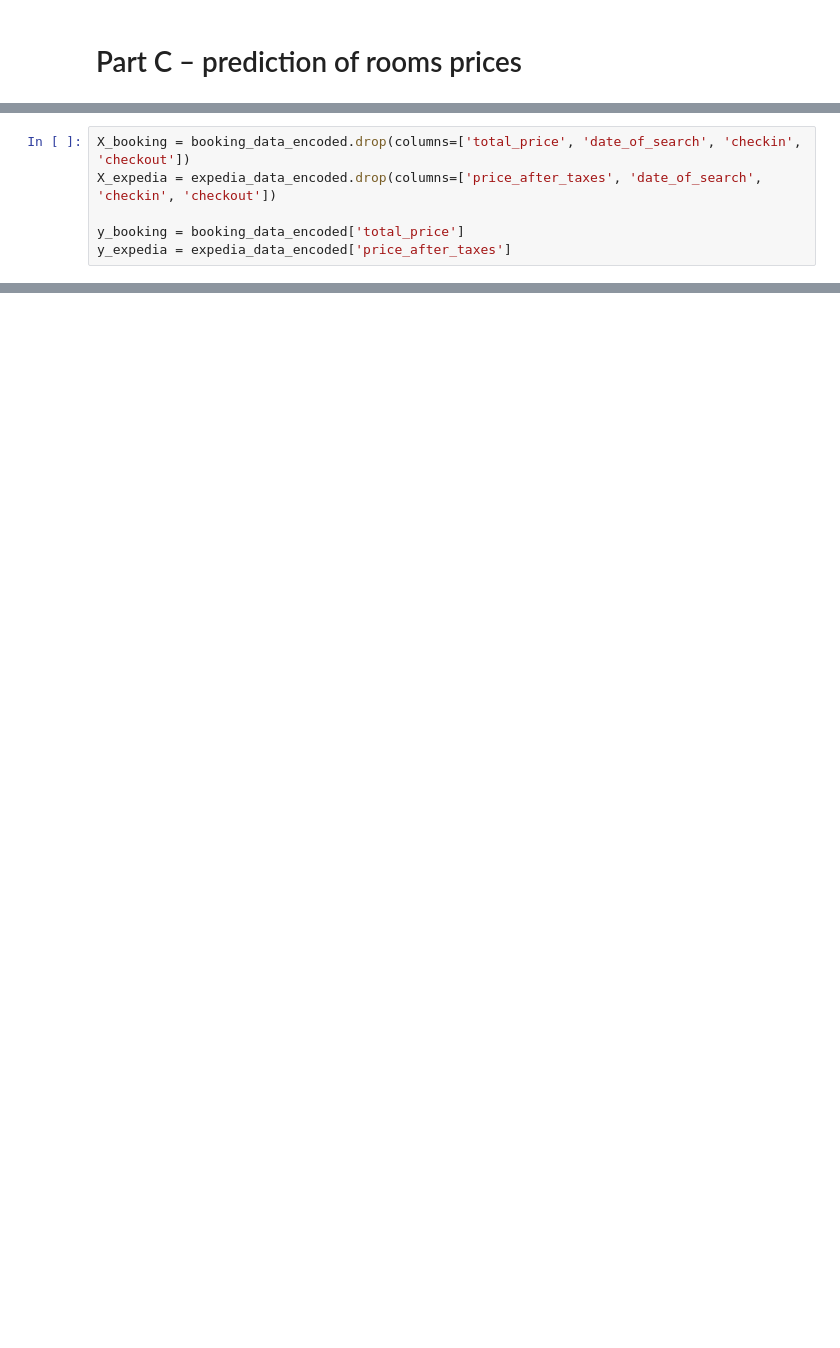
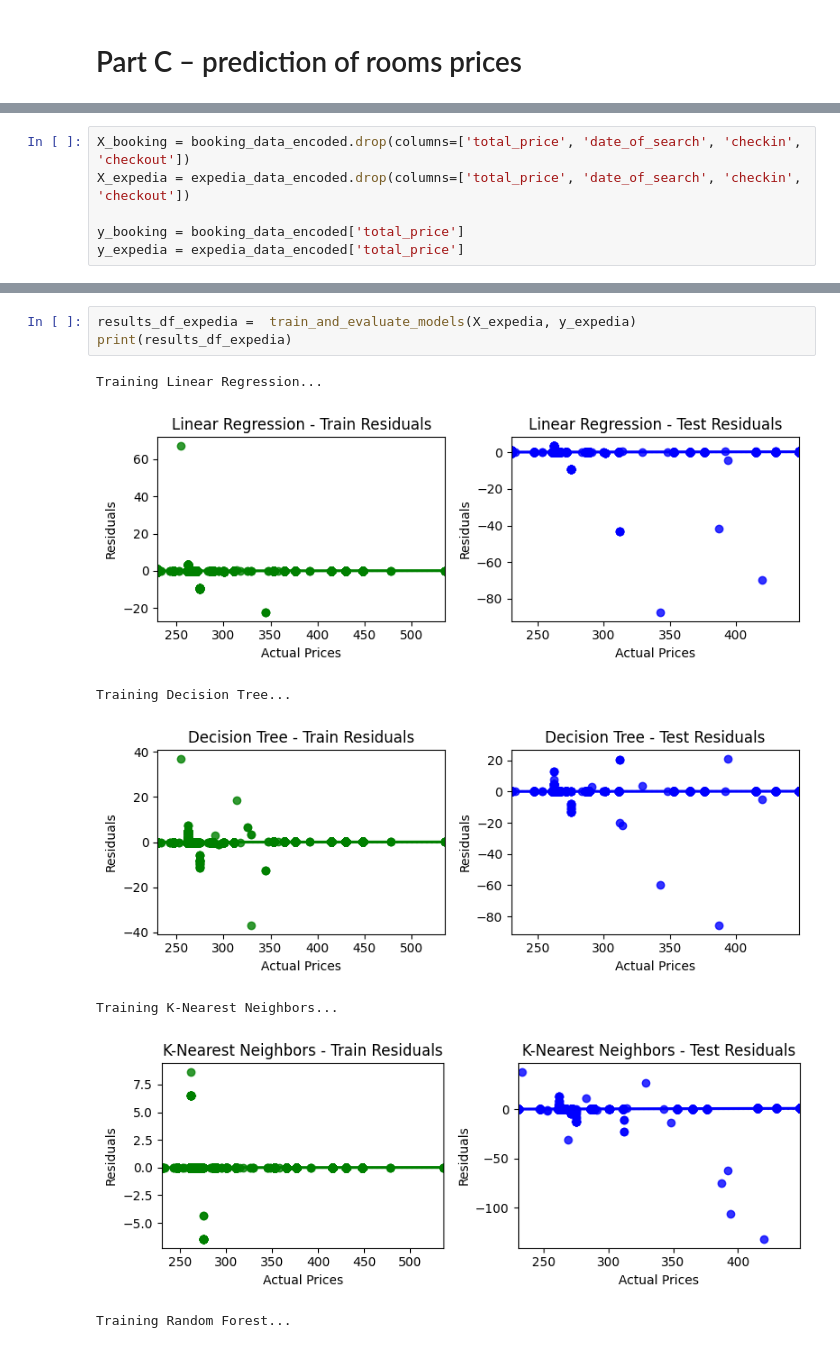
Before and after one commit to estivengrx/Freelancer-2, a Jupyter notebook: booking-expedia-project/main.ipynb, the cells around one changed output, grey strips where cells are left out. Saved outputs shown, nothing was run; the diff lists cells and outputs as text; blank space fills up the shorter version.

```diff
--- a/booking-expedia-project/main.ipynb
+++ b/booking-expedia-project/main.ipynb
@@ -313,7 +332,7 @@ from sklearn.metrics import mean_squared_error, mean_absolute_error, r2_score
 # %%
 X_booking = booking_data_encoded.drop(columns=['total_price', 'date_of_search', 'checkin', 'checkout'])
-X_expedia = expedia_data_encoded.drop(columns=['price_after_taxes', 'date_of_search', 'checkin', 'checkout'])
+X_expedia = expedia_data_encoded.drop(columns=['total_price', 'date_of_search', 'checkin', 'checkout'])
 
 y_booking = booking_data_encoded['total_price']
-y_expedia = expedia_data_encoded['price_after_taxes']
+y_expedia = expedia_data_encoded['total_price']
 # %%
@@ -478,0 +532,11 @@ Training AdaBoost...
+# %%
+results_df_expedia =  train_and_evaluate_models(X_expedia, y_expedia)
+print(results_df_expedia)
+# %% [output]
+Training Linear Regression...
+[figure, added]
+Training Decision Tree...
+[figure, added]
+Training K-Nearest Neighbors...
+[figure, added]
+Training Random Forest...
```
Also changed, not shown: parts of 32 cells of this notebook, 3 other files.
